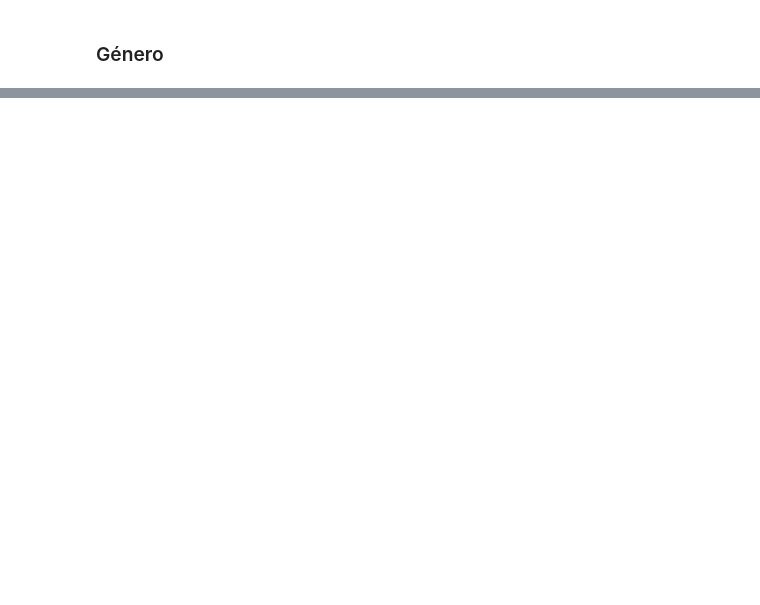
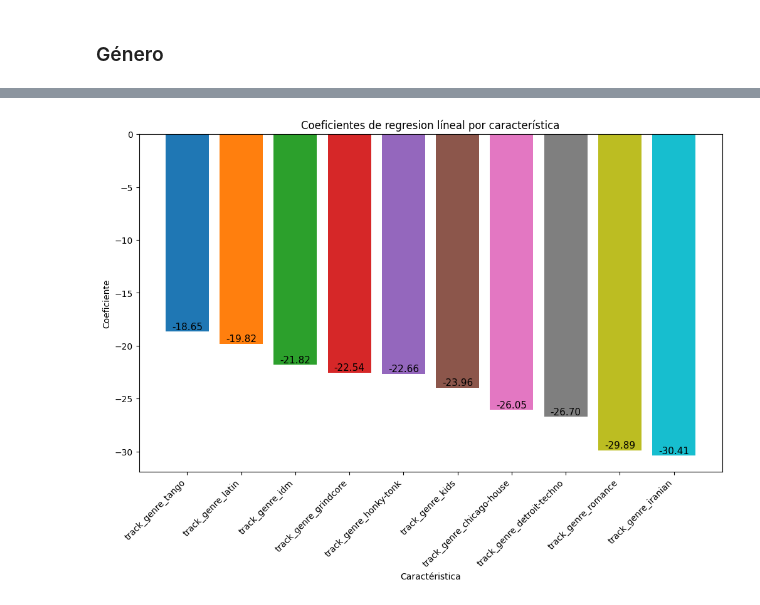
Before and after one commit to AEEM1993/Caso_Practico_Estadistica, a Jupyter notebook: caso_practico_v2.ipynb, the cells around one changed output, grey strips where cells are left out. Saved outputs shown, nothing was run; the diff lists cells and outputs as text; code cells hidden in the pictures; blank space fills up the shorter version.

```diff
--- a/caso_practico_v2.ipynb
+++ b/caso_practico_v2.ipynb
@@ -383,0 +494,12 @@ Es evidente la relación que existe entre el género y la popularidad. Se puede
+# %%
+plt.figure(figsize=(12,7))
+bars = plt.bar(df_mostInfluent_negative["Characteristic"], df_mostInfluent_negative["Coeficients"], color=colors[:len(df_mostInfluent_negative)])
+for bar, value in zip(bars, df_mostInfluent_negative["Coeficients"]):
+    plt.text(bar.get_x() + bar.get_width() / 2, bar.get_height(), f"{value:.2f}", ha='center', va='bottom', fontsize=11)
+plt.title("Coeficientes de regresion líneal por característica")
+plt.xlabel("Caractéristica")
+plt.ylabel("Coeficiente")
+plt.xticks(rotation=45, ha="right")
+plt.show()
+# %% [output]
+[figure, added]
```
Also changed, not shown: parts of 29 cells of this notebook.
